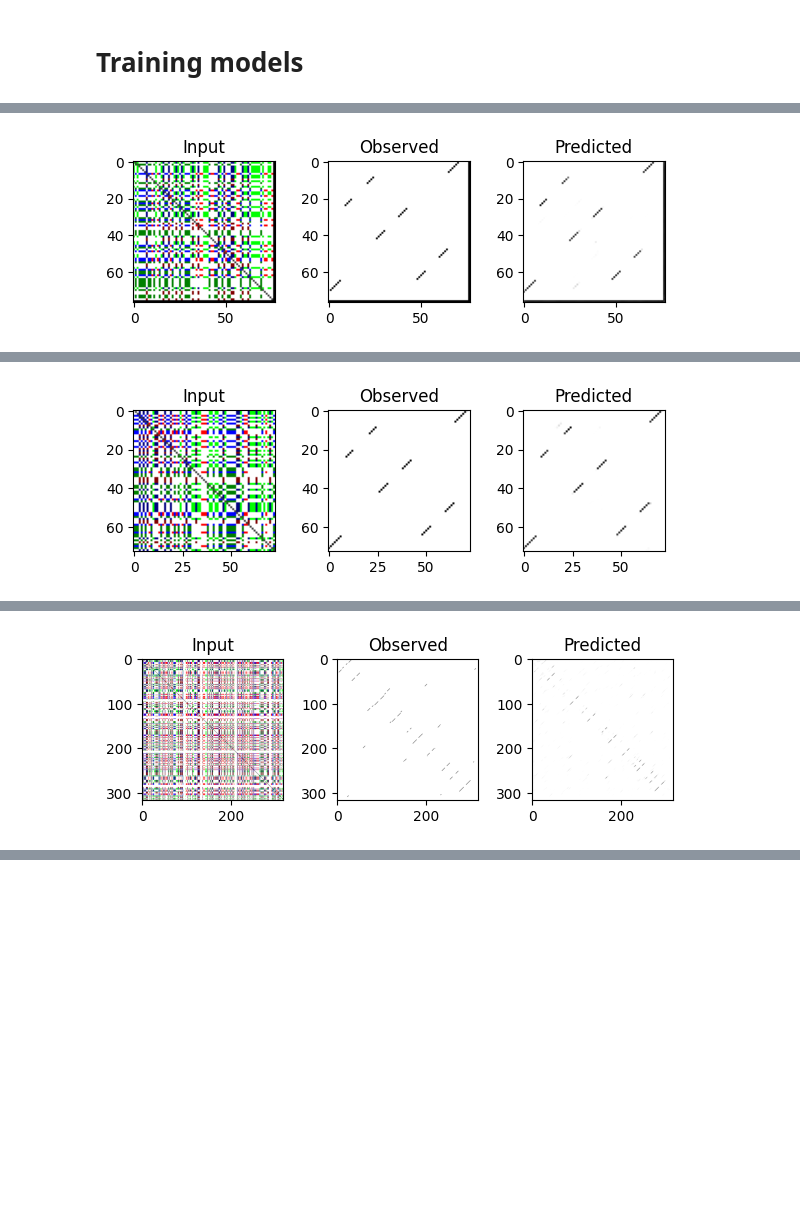
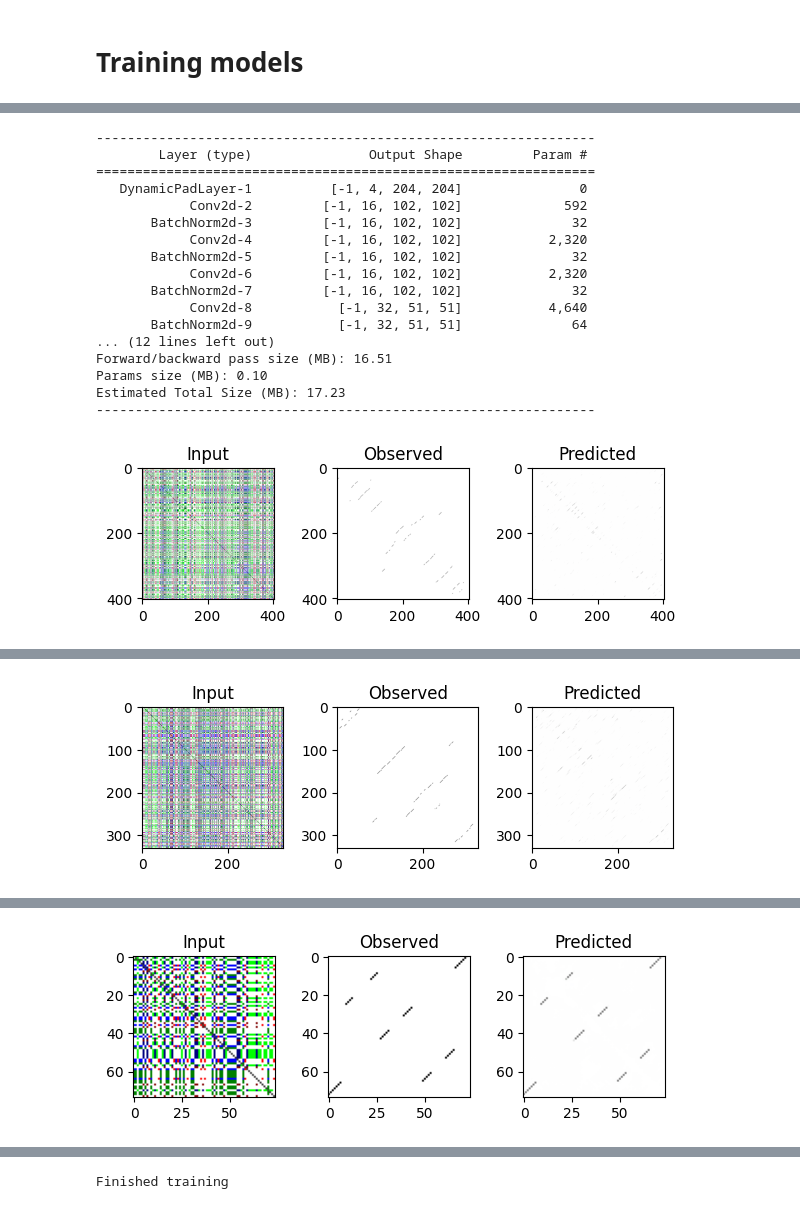
Before and after one commit to MEskerod/project_deeplearning_2023, a Jupyter notebook: deeplearning_project_Maria.ipynb, the cells around one changed output, grey strips where cells are left out. Drawn from its saved outputs; the diff is of its cells as text; code cells hidden in the pictures; blank space fills up the shorter version.

Commit message:
Test af forskellige modeler

```diff
--- a/deeplearning_project_Maria.ipynb
+++ b/deeplearning_project_Maria.ipynb
@@ -891,18 +1122,22 @@ def adam_optimizer(model, lr):
 # %% [markdown]
 ### Plots for training
 # %%
-def show_matrices(inputs, observed, predicted):
+def show_matrices(inputs, observed, predicted, treshold=0.5):
 
   fig, axs = plt.subplots(1, 3, figsize=(6,2))
+  #fig, axs = plt.subplots(1, 4, figsize=(8,2))
 
   axs[0].imshow(inputs.permute(0, 2, 3, 1).squeeze().detach().cpu().numpy())
   axs[0].set_title("Input")
 
-  axs[1].imshow(observed.permute(0, 2, 3, 1).squeeze().detach().cpu().numpy(), cmap="gray")
+  axs[1].imshow(observed.permute(0, 2, 3, 1).squeeze().detach().cpu().numpy())
   axs[1].set_title("Observed")
 
-  axs[2].imshow(predicted.permute(0, 2, 3, 1).squeeze().detach().cpu().numpy(), cmap = "gray")
+  axs[2].imshow(predicted.permute(0, 2, 3, 1).squeeze().detach().cpu().numpy())
   axs[2].set_title("Predicted")
+
+  #axs[3].imshow((predicted.permute(0, 2, 3, 1).squeeze().detach().cpu().numpy() >= treshold).float())
+  #axs[3].set_title(f"Predicted treshold {treshold}")
 
   plt.tight_layout()
   plt.show()
@@ -923,6 +1158,14 @@ def show_acuracy(train_accuracy, valid_accuracy, time):
   plt.title("Accuracy")
   plt.legend()
   plt.show()
+
+def show_F1(train_F1, valid_F1, time):
+  plt.figure()
+  plt.plot(time, train_F1, label = "Training")
+  plt.plot(time, valid_F1, label = "Validation")
+  plt.title("F1 score")
+  plt.legend()
+  plt.show()
 # %% [markdown]
 ### Funcition for training
 # %%
@@ -1004,15 +1241,17 @@ def fit_model(model, train_dataset, validation_dataset, loss_func = F.binary_cro
 # %% [markdown]
 # Training models
+# %%
+train_dataset = ImageToImageDataset(train_input_dir, train_output_dir, input_transform = dataTransformer, output_transform = dataTransformer)
+validation_dataset = ImageToImageDataset(val_input_dir, val_output_dir, input_transform = dataTransformer, output_transform = dataTransformer)
 # %%
 #Original model
-train_dataset = ImageToImageDataset(train_input_dir, train_output_dir, input_transform = dataTransformer, output_transform = grayscaleTransformer)
-validation_dataset = ImageToImageDataset(val_input_dir, val_output_dir, input_transform = dataTransformer, output_transform = grayscaleTransformer)
-
 %matplotlib inline
 
 channels = 8
 model_original = RNASecondaryStructureCAE(channels).cuda()
 
+summary(model_original, input_size=(4, 201, 201))
+
 fit_model(model_original, train_dataset, validation_dataset)
 
 print("Finished training")
@@ -1049,15 +1289,31 @@ Epoch [5/5], Loss: 0.0126
 # %%
-#With more layers
-train_dataset = ImageToImageDataset(train_input_dir, train_output_dir, input_transform = dataTransformer, output_transform = grayscaleTransformer)
-validation_dataset = ImageToImageDataset(val_input_dir, val_output_dir, input_transform = dataTransformer, output_transform = grayscaleTransformer)
-
+#With more layers (Johan)
 %matplotlib inline
 
 channels = 8
-model_new = RNA_Unet(channels).cuda()
+model_Johan = RNA_Unet11(channels).cuda()
 
-fit_model(model_new, train_dataset, validation_dataset)
+summary(model_Johan, input_size=(4, 201, 201))
+
+fit_model(model_Johan, train_dataset, validation_dataset)
 
 print("Finished training")
 # %% [output]
+----------------------------------------------------------------
+        Layer (type)               Output Shape         Param #
+================================================================
+   DynamicPadLayer-1          [-1, 4, 204, 204]               0
+            Conv2d-2         [-1, 16, 102, 102]             592
+       BatchNorm2d-3         [-1, 16, 102, 102]              32
+            Conv2d-4         [-1, 16, 102, 102]           2,320
+       BatchNorm2d-5         [-1, 16, 102, 102]              32
+            Conv2d-6         [-1, 16, 102, 102]           2,320
+       BatchNorm2d-7         [-1, 16, 102, 102]              32
+            Conv2d-8           [-1, 32, 51, 51]           4,640
+       BatchNorm2d-9           [-1, 32, 51, 51]              64
+... (12 lines left out)
+Forward/backward pass size (MB): 16.51
+Params size (MB): 0.10
+Estimated Total Size (MB): 17.23
+----------------------------------------------------------------
-[figure, old version]
+[figure, new version]
@@ -1065 +1321 @@ Epoch [1/5], Loss: 0.0138
-[figure, old version]
+[figure, new version]
@@ -1067 +1323 @@ Epoch [2/5], Loss: 0.0118
-[figure, old version]
+[figure, new version]
@@ -1074,0 +1331 @@ Epoch [5/5], Loss: 0.0115
+Finished training
```
Also changed, not shown: parts of 26 cells of this notebook.
